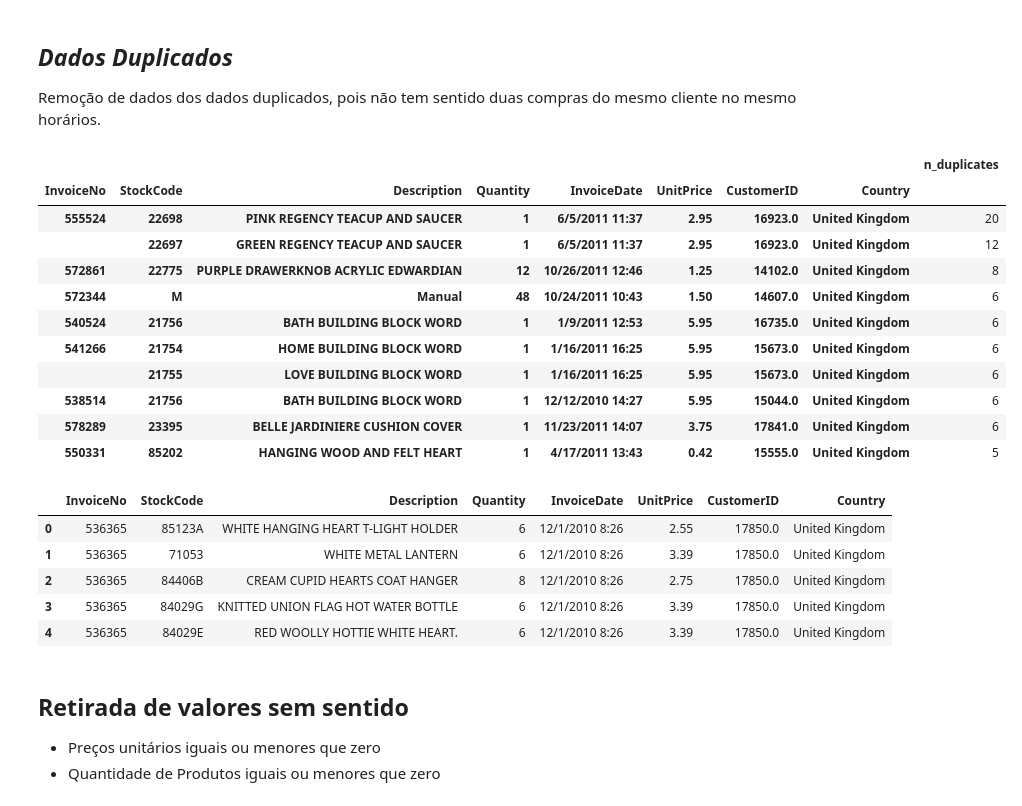
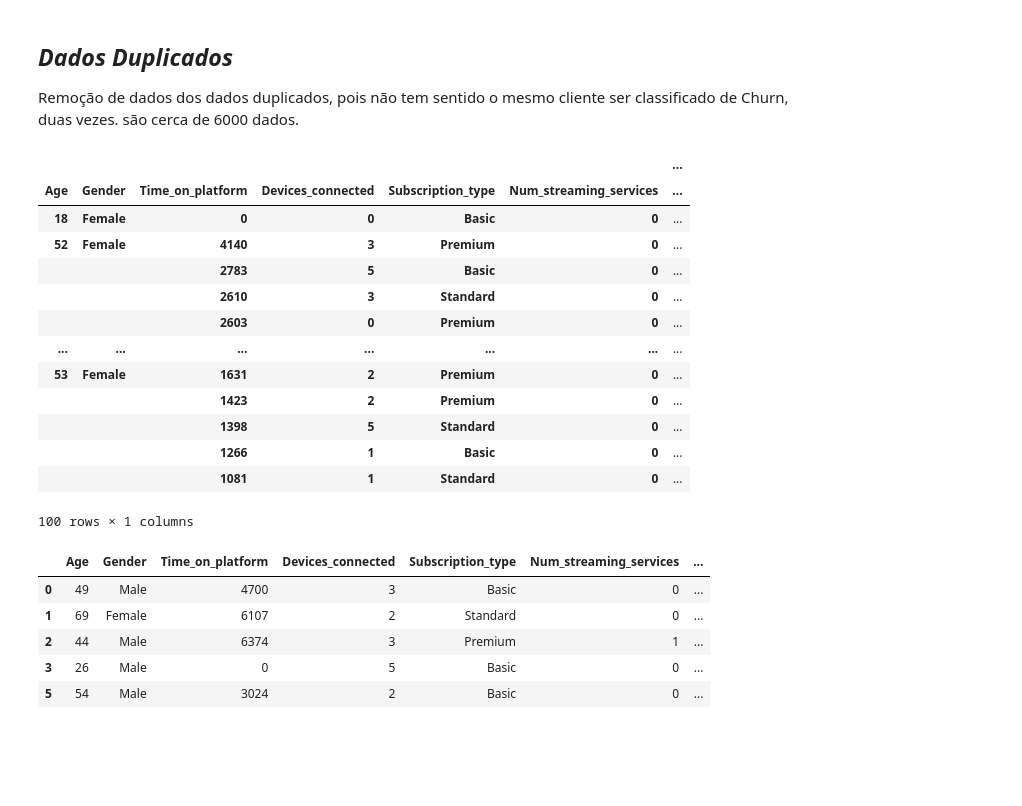
Before and after one commit to reinereng/DNC, a Jupyter notebook: Desafio 06/Desafio_06_Churn_em_Streaming.ipynb, the cells around one changed output. Drawn from its saved outputs; the diff is of its cells as text; code cells hidden in the pictures; blank space fills up the shorter version.

```diff
--- a/Desafio 06/Desafio_06_Churn_em_Streaming.ipynb
+++ b/Desafio 06/Desafio_06_Churn_em_Streaming.ipynb
@@ -37,5 +53,5 @@ from sklearn.preprocessing import scale, minmax_scale, power_transform
 # %%
 # Banco de dados do projeto
-df = pd.read_csv('/content/drive/MyDrive/Repositório Git/DNC/Desafio 05/data.csv', encoding='latin-1')
+df = pd.read_csv('/content/streaming_data.csv')
 df.head()
 # %% [output]
@@ -89,4 +108,0 @@ df.stb.missing()
-# %%
-# FILTRANDO PARA VALORES NÃO NULOS
-df = df[~df['CustomerID'].isna()]
-df.head()
@@ -112,0 +109,11 @@ df.stb.missing()
+# %%
+# Conforme designação do cliente, os dados faltantes serão preenchidos com zero, nas colunas abaixo:
+df['Num_streaming_services'] = df['Num_streaming_services'].fillna(0)
+df['Devices_connected'] = df['Devices_connected'].fillna(0)
+df['Time_on_platform'] = df['Time_on_platform'].fillna(0)
+df['Avg_rating'] = df['Avg_rating'].fillna(0)
+df['Churned'] = df['Churned'].fillna(0)
+
+df.dropna(subset=['Gender', 'Subscription_type', 'Age'], inplace=True)
+
+df.stb.missing()
@@ -112,0 +154,16 @@ df.stb.missing()
+# %%
+# ALTERANDO O FORMATO DOS DADOS
+df['Churned'].replace({0: 'No', 1: 'Yes'}, inplace=True)
+df['Churned'] = df['Churned'].astype(str)
+
+df['Age'] = df['Age'].astype('int64')
+df['Time_on_platform'] = df['Time_on_platform'].astype('int64')
+df['Num_streaming_services'] = df['Num_streaming_services'].astype('int64')
+df['Devices_connected'] = df['Devices_connected'].astype('int64')
+
+df['Gender'] = df['Gender'].astype(str)
+df['Subscription_type'] = df['Subscription_type'].astype(str)
+df['User_id'] = df['User_id'].astype(str)
+
+
+df.head()
@@ -113,42 +197,40 @@ df.stb.missing()
 # %% [markdown]
 
 ## *Dados Duplicados*
-Remoção de dados dos dados duplicados, pois não tem sentido duas compras do mesmo cliente no mesmo horários.
+Remoção de dados dos dados duplicados, pois não tem sentido o mesmo cliente ser classificado de Churn, duas vezes. são cerca de 6000 dados.
 # %%
 # Identificar quantos valores duplicados há em cada duplicata
 (
   df
  .groupby(df.columns.tolist(), dropna=False)
  .size()
  .to_frame('n_duplicates')
  .query('n_duplicates>1')
  .sort_values('n_duplicates', ascending=False)
- .head(10)
+ .head(100)
 )
 # %% [output]
-|  |  |  |  |  |  |  |  | n_duplicates |
-| InvoiceNo | StockCode | Description | Quantity | InvoiceDate | UnitPrice | CustomerID | Country |  |
-| 555524 | 22698 | PINK REGENCY TEACUP AND SAUCER | 1 | 6/5/2011 11:37 | 2.95 | 16923.0 | United Kingdom | 20 |
-|  | 22697 | GREEN REGENCY TEACUP AND SAUCER | 1 | 6/5/2011 11:37 | 2.95 | 16923.0 | United Kingdom | 12 |
-| 572861 | 22775 | PURPLE DRAWERKNOB ACRYLIC EDWARDIAN | 12 | 10/26/2011 12:46 | 1.25 | 14102.0 | United Kingdom | 8 |
-| 572344 | M | Manual | 48 | 10/24/2011 10:43 | 1.50 | 14607.0 | United Kingdom | 6 |
-| 540524 | 21756 | BATH BUILDING BLOCK WORD | 1 | 1/9/2011 12:53 | 5.95 | 16735.0 | United Kingdom | 6 |
-| 541266 | 21754 | HOME BUILDING BLOCK WORD | 1 | 1/16/2011 16:25 | 5.95 | 15673.0 | United Kingdom | 6 |
-|  | 21755 | LOVE BUILDING BLOCK WORD | 1 | 1/16/2011 16:25 | 5.95 | 15673.0 | United Kingdom | 6 |
-| 538514 | 21756 | BATH BUILDING BLOCK WORD | 1 | 12/12/2010 14:27 | 5.95 | 15044.0 | United Kingdom | 6 |
-| 578289 | 23395 | BELLE JARDINIERE CUSHION COVER | 1 | 11/23/2011 14:07 | 3.75 | 17841.0 | United Kingdom | 6 |
-| 550331 | 85202 | HANGING WOOD AND FELT HEART | 1 | 4/17/2011 13:43 | 0.42 | 15555.0 | United Kingdom | 5 |
+|  |  |  |  |  |  | ... |
+| Age | Gender | Time_on_platform | Devices_connected | Subscription_type | Num_streaming_services | ... |
+| 18 | Female | 0 | 0 | Basic | 0 | ... |
+| 52 | Female | 4140 | 3 | Premium | 0 | ... |
+|  |  | 2783 | 5 | Basic | 0 | ... |
+|  |  | 2610 | 3 | Standard | 0 | ... |
+|  |  | 2603 | 0 | Premium | 0 | ... |
+| ... | ... | ... | ... | ... | ... | ... |
+| 53 | Female | 1631 | 2 | Premium | 0 | ... |
+|  |  | 1423 | 2 | Premium | 0 | ... |
+|  |  | 1398 | 5 | Standard | 0 | ... |
+|  |  | 1266 | 1 | Basic | 0 | ... |
+|  |  | 1081 | 1 | Standard | 0 | ... |
+100 rows × 1 columns
 # %%
 df = df.drop_duplicates(keep='first')
 df.head()
 # %% [output]
-|  | InvoiceNo | StockCode | Description | Quantity | InvoiceDate | UnitPrice | CustomerID | Country |
-| 0 | 536365 | 85123A | WHITE HANGING HEART T-LIGHT HOLDER | 6 | 12/1/2010 8:26 | 2.55 | 17850.0 | United Kingdom |
-| 1 | 536365 | 71053 | WHITE METAL LANTERN | 6 | 12/1/2010 8:26 | 3.39 | 17850.0 | United Kingdom |
-| 2 | 536365 | 84406B | CREAM CUPID HEARTS COAT HANGER | 8 | 12/1/2010 8:26 | 2.75 | 17850.0 | United Kingdom |
-| 3 | 536365 | 84029G | KNITTED UNION FLAG HOT WATER BOTTLE | 6 | 12/1/2010 8:26 | 3.39 | 17850.0 | United Kingdom |
-| 4 | 536365 | 84029E | RED WOOLLY HOTTIE WHITE HEART. | 6 | 12/1/2010 8:26 | 3.39 | 17850.0 | United Kingdom |
+|  | Age | Gender | Time_on_platform | Devices_connected | Subscription_type | Num_streaming_services | ... |
+| 0 | 49 | Male | 4700 | 3 | Basic | 0 | ... |
+| 1 | 69 | Female | 6107 | 2 | Standard | 0 | ... |
+| 2 | 44 | Male | 6374 | 3 | Premium | 1 | ... |
+| 3 | 26 | Male | 0 | 5 | Basic | 0 | ... |
+| 5 | 54 | Male | 3024 | 2 | Basic | 0 | ... |
-# %% [markdown]
-## Retirada de valores sem sentido
-* Preços unitários iguais ou menores que zero
-* Quantidade de Produtos iguais ou menores que zero
```
Also changed, not shown: parts of 47 cells of this notebook.
